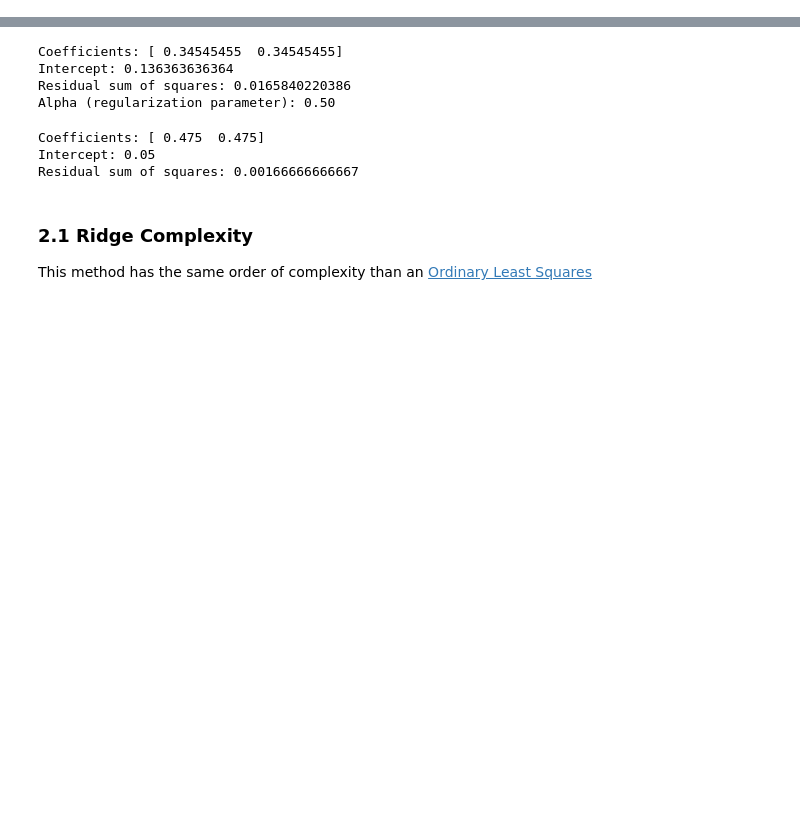
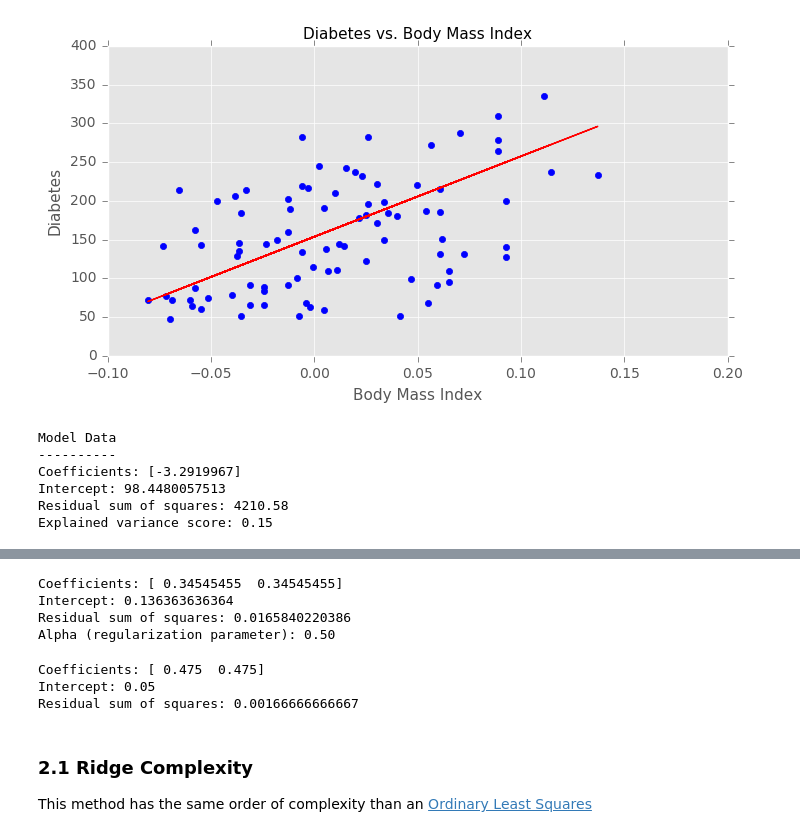
Before and after one commit to jmoianes/MachineLearning, a Jupyter notebook: 01 Regression/00 Regression.ipynb, the cells around one changed output, grey strips where cells are left out. Saved outputs shown, nothing was run; the diff lists cells and outputs as text; code cells hidden in the pictures; blank space fills up the shorter version.

```diff
--- a/01 Regression/00 Regression.ipynb
+++ b/01 Regression/00 Regression.ipynb
@@ -249,0 +161,5 @@ This method computes the least squares solution using a singular value decomposi
+# %%
+from sklearn.datasets import load_diabetes
+
+dataset = load_diabetes()
+print(type(dataset))
@@ -249,0 +198,7 @@ This method computes the least squares solution using a singular value decomposi
+# %%
+# use only one feature (Simple Linear Regression): Body Mass Measure
+X = dataset.data[:, 2]
+print X[0:10]
+print type(X)
+X = X.reshape(-1,1)
+print X[0:10]
@@ -249,0 +219,6 @@ This method computes the least squares solution using a singular value decomposi
+# %%
+y = dataset.target
+print y[0:10]
+print type(y)
+y = y.reshape(-1,1)
+print y[0:10]
@@ -250,3 +238,40 @@ This method computes the least squares solution using a singular value decomposi
+# %%
+# Split the data and target into training/testing sets
+from sklearn.model_selection import train_test_split
+
+X_train, X_test, y_train, y_test = train_test_split(X, y, test_size=0.2)
+
+# Create linear regression object
+model = LinearRegression()
+# Train the model using the training sets
+model.fit(X_train, y_train)
+
+# Plot outputs
+plt.scatter(X_test, y_test,  color='blue')
+plt.plot(X_test, model.predict(X_test), color='red',
+         linewidth=1)
+plt.xlabel('Body Mass Index')
+plt.ylabel('Diabetes')
+plt.title('Diabetes vs. Body Mass Index')
+plt.show()
+
+print('Model Data')
+print('----------')
+# The coefficients and the intercept
+print('Coefficients: {0}'.format(regr.coef_))
+print('Intercept: {0}'.format(regr.intercept_))
+# The mean square error
+print("Residual sum of squares: %.2f" % np.mean((model.predict(X_test) - y_test) ** 2))
+# Explained variance score: 1 is perfect prediction
+print('Explained variance score: %.2f' % model.score(X_test, y_test))
+# %% [output]
+[figure, added]
+Model Data
+----------
+Coefficients: [-3.2919967]
+Intercept: 98.4480057513
+Residual sum of squares: 4210.58
+Explained variance score: 0.15
 # %% [markdown]
 ## 2 Ridge Regression / Regularization
 
```
Also changed, not shown: parts of 37 cells of this notebook, 2 other files.
